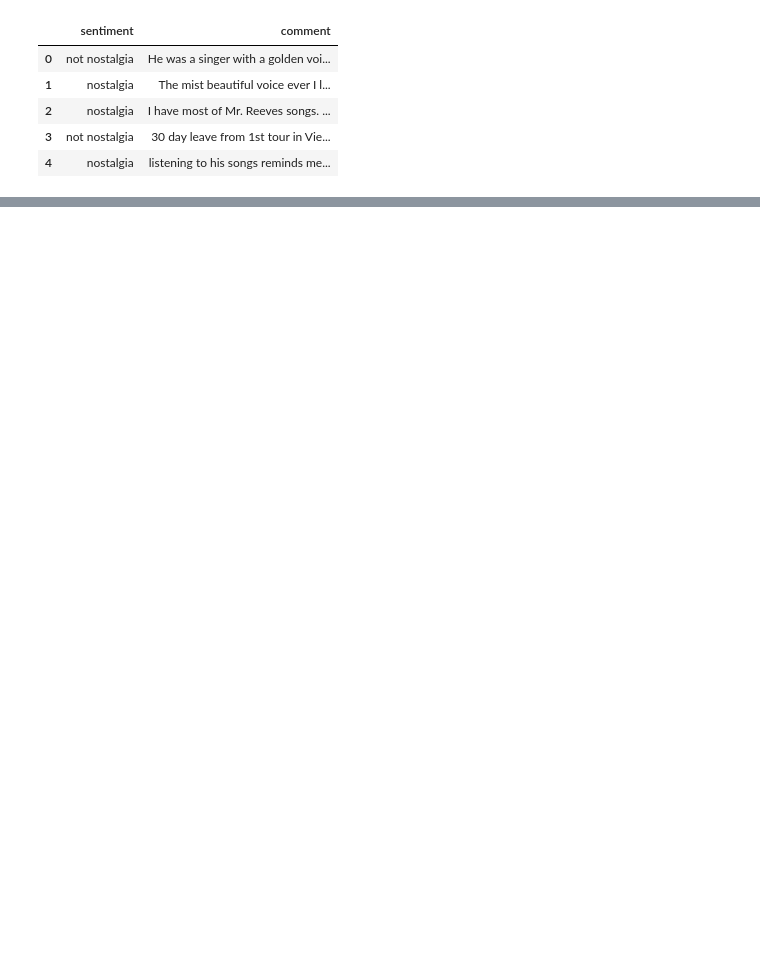
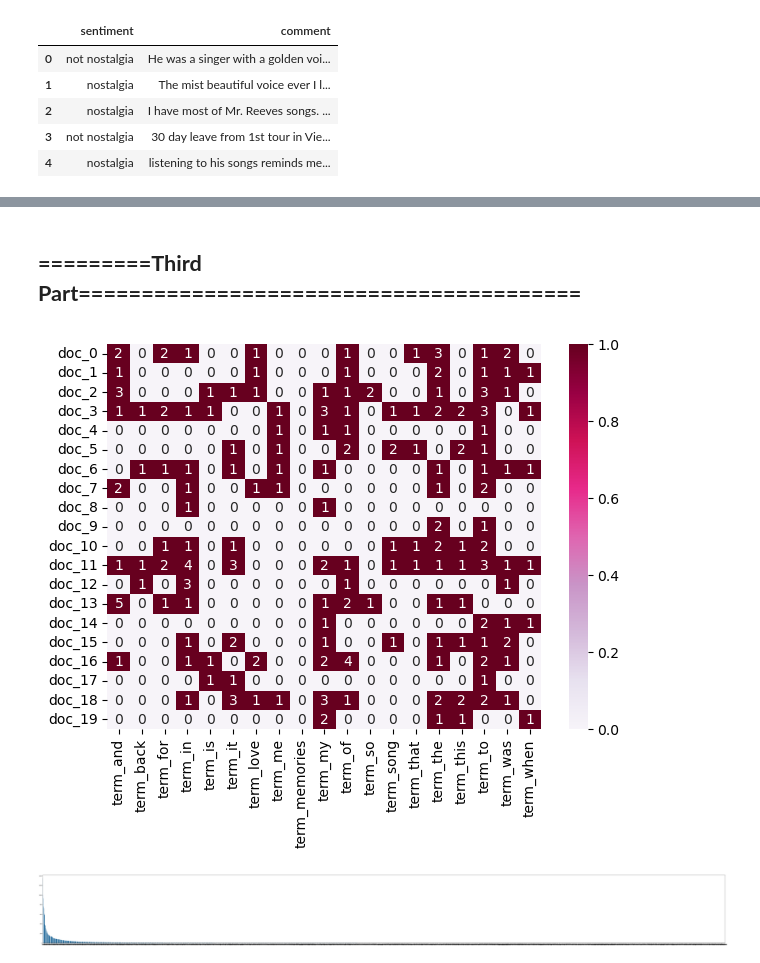
Before and after one commit to luzi2023/DM2024-Lab1-Homework, a Jupyter notebook: DM2024-Lab1-Homework.ipynb, the cells around one changed output, grey strips where cells are left out. Drawn from its saved outputs; the diff is of its cells as text; code cells hidden in the pictures; blank space fills up the shorter version.

```diff
--- a/DM2024-Lab1-Homework.ipynb
+++ b/DM2024-Lab1-Homework.ipynb
@@ -291,0 +409,72 @@ df.head()
+# %% [markdown]
+## **=========Third Part========================================**
+# %%
+# select only the vector that total exist frequency >= 400
+# then we can observe the most significant words we have
+
+from tqdm import trange
+
+sum_freq = []
+for i in trange(X_counts.shape[1]):
+    cnt = 0
+    for j in range(X_counts.shape[0]):
+        if str(X_counts[j, i]) == '1':
+            cnt += 1
+    sum_freq.append(cnt)
+# print(sum_freq)
+remove_term_index = []
+new_vect = []
+for i in trange(len(sum_freq)):
+    if sum_freq[i] <= 200:
+        remove_term_index.append(i)
+    else:
+        new_vect.append(count_vect.get_feature_names_out()[i])
+# print(len(remove_term_index))
+# print(len(new_vect))
+new_X_counts = []
+for i in trange(X_counts.shape[0]):
+    docs = []
+    for j in range(X_counts.shape[1]):
+        if j in remove_term_index:
+            continue
+        else:
+            docs.append(X_counts[i, j])
+    new_X_counts.append(docs)
+# print(len(new_X_counts[0, 0]))
+# %%
+import seaborn as sns
+# Answer here
+plot_x = ["term_"+str(i) for i in new_vect]
+plot_y = ["doc_"+str(i) for i in list(X.index)[0:20]]
+plot_z = new_X_counts[:20]
+df_todraw = pd.DataFrame(plot_z, columns = plot_x, index = plot_y)
+plt.subplots(figsize=(7, 5))
+ax = sns.heatmap(df_todraw,
+                 cmap="PuRd",
+                 vmin=0, vmax=1, annot=True)
+# print(X_counts.toarray())
+# %% [output]
+[figure, added]
+# %%
+term_frequencies = np.asarray(X_counts.sum(axis=0))[0]
+plt.subplots(figsize=(100, 10))
+min_freq_threshold = 0
+new_term_freq = []
+new_count_vect = []
+for i in trange(len(term_frequencies)):
+    if term_frequencies[i] >= min_freq_threshold:
+        new_term_freq.append(term_frequencies[i])
+        new_count_vect.append(count_vect.get_feature_names_out()[i])
+
+mapping = list(zip(new_count_vect, new_term_freq))
+sorted_list = sorted(mapping, key=lambda x: x[1], reverse=True)
+sorted_count_vect = []
+sorted_term_freq = []
+for vect, freq in sorted_list:
+    sorted_count_vect.append(vect)
+    sorted_term_freq.append(freq)
+g = sns.barplot(x=sorted_count_vect,
+            y=sorted_term_freq)
+# _ = g.set_xticklabels(sorted_count_vect, rotation = 90)
+# %% [output]
+[figure, added]
```
Also changed, not shown: parts of 25 cells of this notebook, 1 other file.
